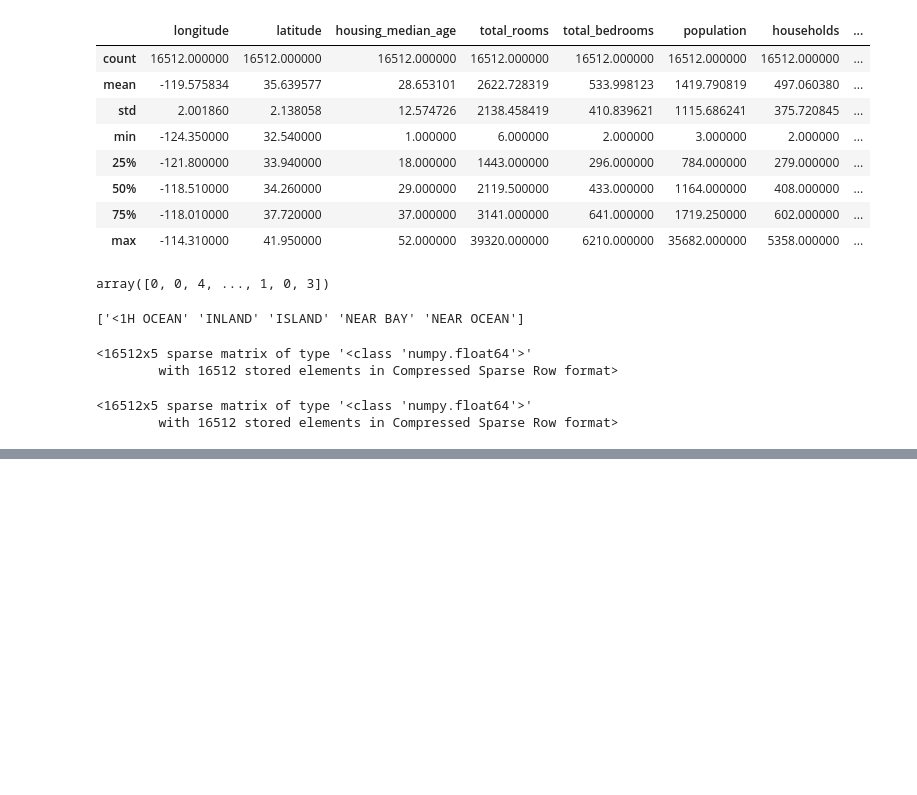
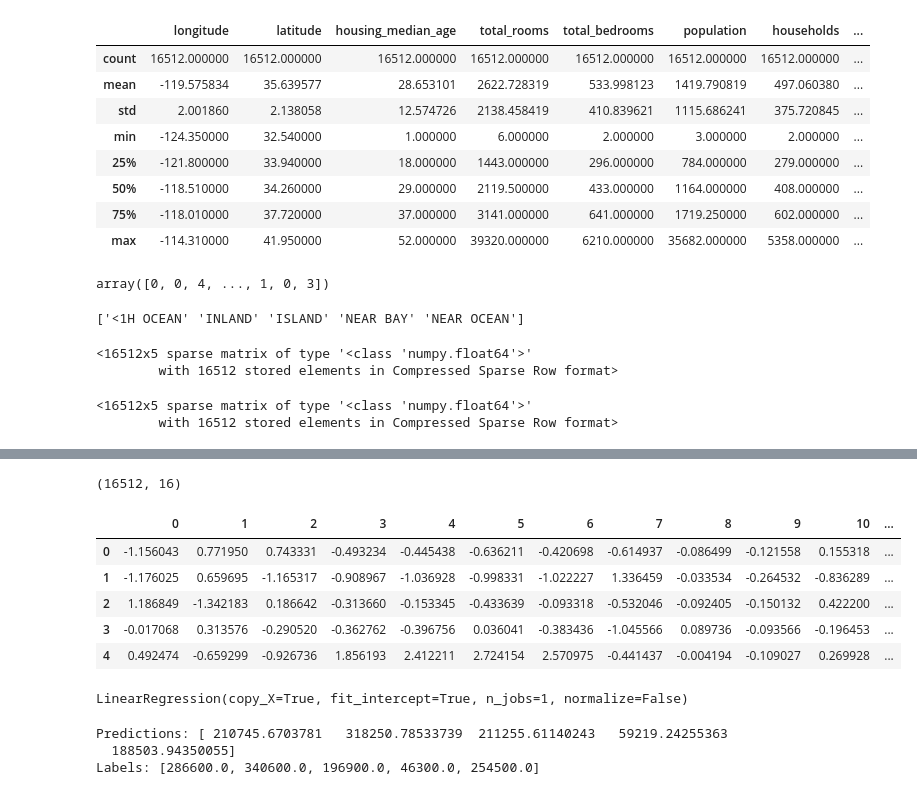
Before and after one commit to MaciejWasilewski/ML01, a Jupyter notebook: main.ipynb, the cells around one changed output, grey strips where cells are left out. Drawn from its saved outputs; the diff is of its cells as text; code cells hidden in the pictures; blank space fills up the shorter version.

```diff
--- a/main.ipynb
+++ b/main.ipynb
@@ -344,0 +474,13 @@ housing_cat_1hot
+# %%
+housing_prepared.shape
+# %% [output]
+(16512, 16)
+# %%
+pd.DataFrame(housing_prepared).head()
+# %% [output]
+|  | 0 | 1 | 2 | 3 | 4 | 5 | 6 | 7 | 8 | 9 | 10 | ... |
+| 0 | -1.156043 | 0.771950 | 0.743331 | -0.493234 | -0.445438 | -0.636211 | -0.420698 | -0.614937 | -0.086499 | -0.121558 | 0.155318 | ... |
+| 1 | -1.176025 | 0.659695 | -1.165317 | -0.908967 | -1.036928 | -0.998331 | -1.022227 | 1.336459 | -0.033534 | -0.264532 | -0.836289 | ... |
+| 2 | 1.186849 | -1.342183 | 0.186642 | -0.313660 | -0.153345 | -0.433639 | -0.093318 | -0.532046 | -0.092405 | -0.150132 | 0.422200 | ... |
+| 3 | -0.017068 | 0.313576 | -0.290520 | -0.362762 | -0.396756 | 0.036041 | -0.383436 | -1.045566 | 0.089736 | -0.093566 | -0.196453 | ... |
+| 4 | 0.492474 | -0.659299 | -0.926736 | 1.856193 | 2.412211 | 2.724154 | 2.570975 | -0.441437 | -0.004194 | -0.109027 | 0.269928 | ... |
@@ -344,0 +491,4 @@ housing_cat_1hot
+# %%
+lin_reg.fit(housing_prepared, housing_labels)
+# %% [output]
+LinearRegression(copy_X=True, fit_intercept=True, n_jobs=1, normalize=False)
@@ -344,0 +500,7 @@ housing_cat_1hot
+# %%
+print("Predictions: {0}".format(lin_reg.predict(some_data_prepared)))
+print("Labels: {0}".format(list(some_labels)))
+# %% [output]
+Predictions: [ 210745.6703781   318250.78533739  211255.61140243   59219.24255363
+  188503.94350055]
+Labels: [286600.0, 340600.0, 196900.0, 46300.0, 254500.0]
```
Also changed, not shown: parts of 37 cells of this notebook.
